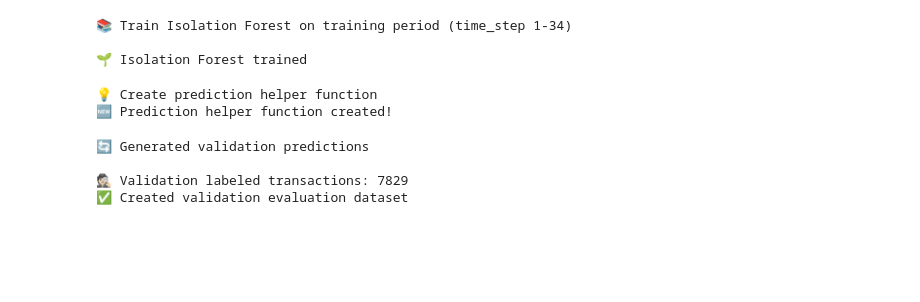
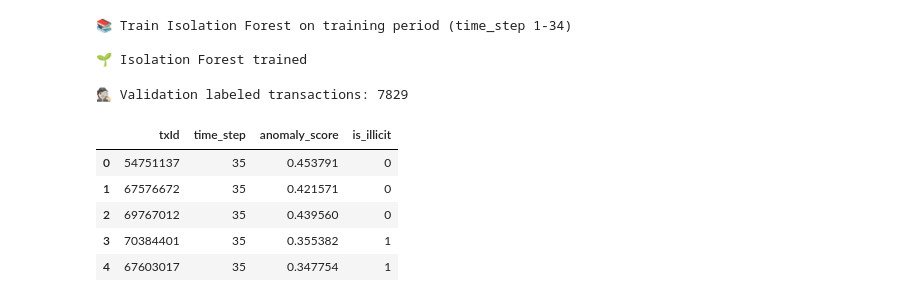
Before and after one commit to IIIAMAH3/AML-Blockchain-Monitoring-System, a Jupyter notebook: notebooks/03_training.ipynb, the cells around one changed output. Cells and saved outputs as stored; diff of their text form; code cells hidden in the pictures; blank space fills up the shorter version.

Commit message:
Refactoring the codespace, cleaning, organizing the codespace, restructuring notebook workflow, adding one serialized ML model

```diff
--- a/notebooks/03_training.ipynb
+++ b/notebooks/03_training.ipynb
@@ -487,72 +423,25 @@ print("🌱 Isolation Forest trained")
 📚 Train Isolation Forest on training period (time_step 1-34)
 
 🌱 Isolation Forest trained
-# %%
-print("💡 Create prediction helper function")
-def create_if_predictions(
-    model,
-    X,
-    df
-):
-    """
-    Generate Isolation Forest outputs.
-    """
-
-    predictions = pd.DataFrame({
-        "txId": df["txId"].values,
-        "time_step": df["time_step"].values,
-
-        # sklearn score:
-        # higher = more normal
-        # lower = more abnormal
-        "anomaly_score": -model.score_samples(X),
-
-        # sklearn decision:
-        # negative = anomaly
-        # positive = normal
-        "decision_function": model.decision_function(X),
-
-        # binary output
-        "prediction": (
-            model.predict(X) == -1
-        ).astype(int)
-    })
-
-
-    return predictions
-
-print("🆕 Prediction helper function created!")
-# %% [output]
-💡 Create prediction helper function
-🆕 Prediction helper function created!
 # %%
-val_predictions_df = create_if_predictions(
-    if_model,
-    X_validation,
-    validation_df
+val_predictions_df = create_anomaly_predictions(
+    if_model, X_validation, validation_df
 )
-
-
-val_predictions_df.head()
-print("🔄 Generated validation predictions\n")
 
 val_eval_df = val_predictions_df.merge(
     validation_labels,
     on="txId",
     how="inner"
 )
 
-
-print(
-    "🕵🏻 Validation labeled transactions:",
-    len(val_eval_df)
-)
-
-val_eval_df.head()
-print("✅ Created validation evaluation dataset")
+print("🕵🏻 Validation labeled transactions:", len(val_eval_df))
+display(val_eval_df.head())
 # %% [output]
-🔄 Generated validation predictions
-
 🕵🏻 Validation labeled transactions: 7829
-✅ Created validation evaluation dataset
+|  | txId | time_step | anomaly_score | is_illicit |
+| 0 | 54751137 | 35 | 0.453791 | 0 |
+| 1 | 67576672 | 35 | 0.421571 | 0 |
+| 2 | 69767012 | 35 | 0.439560 | 0 |
+| 3 | 70384401 | 35 | 0.355382 | 1 |
+| 4 | 67603017 | 35 | 0.347754 | 1 |
 # %%
```
Also changed, not shown: parts of 13 cells of this notebook, 12 other files.
